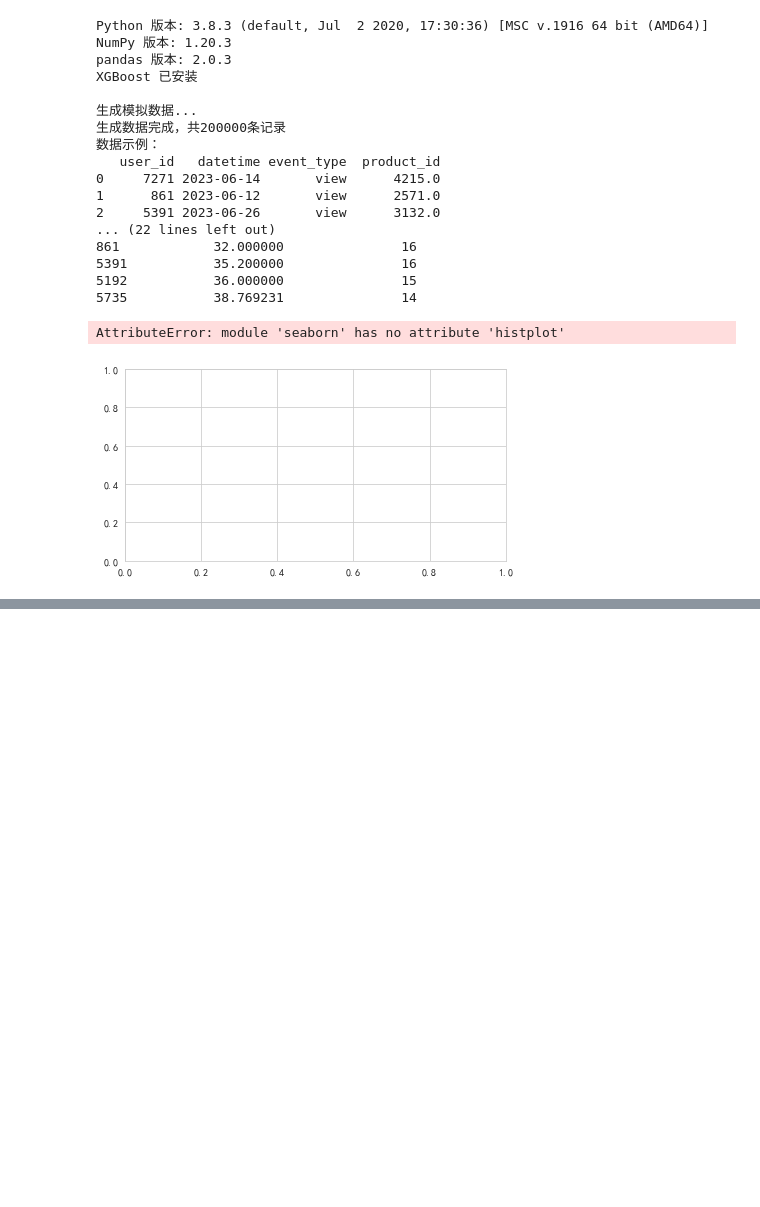
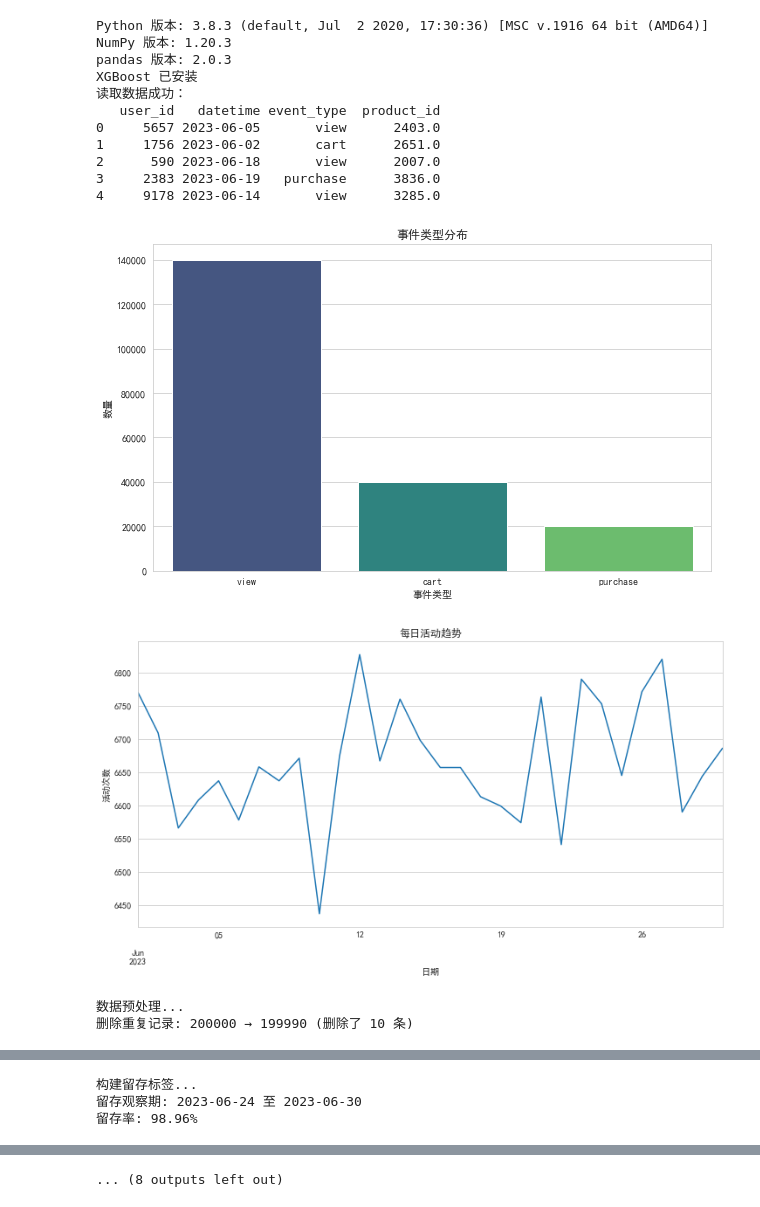
Before and after one commit to fancyyyfff/user-analyse-github, a Jupyter notebook: 完整的python代码.ipynb, the cells around one changed output, grey strips where cells are left out. Cells and saved outputs as stored; diff of their text form; code cells hidden in the pictures; blank space fills up the shorter version.

```diff
--- a/完整的python代码.ipynb
+++ b/完整的python代码.ipynb
@@ -40,37 +40,11 @@ except ImportError:
 # 忽略警告
 warnings.filterwarnings('ignore')
 
-# 设置随机种子保证可复现性
-np.random.seed(42)
+# 2. 从 CSV 读取数据
+df = pd.read_csv('ecommerce_data.csv', parse_dates=['datetime'])
+print("读取数据成功：")
+print(df.head())
 
-# ======================
-# 1. 模拟数据生成
-# ======================
-print("\n生成模拟数据...")
-n_users = 10000
-n_records = 200000
-
-# 生成用户ID
-user_ids = np.random.randint(1, n_users + 1, n_records)
-
-# 生成行为时间（最近30天内）
-base_date = datetime(2023, 6, 1)
-event_dates = [base_date + timedelta(days=np.random.randint(0, 30))
-               for _ in range(n_records)]
-
-# 创建DataFrame
-df = pd.DataFrame({
-    'user_id': user_ids,
-    'datetime': event_dates,
-    'event_type': np.random.choice(['view', 'cart', 'purchase'], n_records, p=[0.7, 0.2, 0.1]),
-    'product_id': np.random.randint(1000, 5000, n_records)
-})
-
-# 添加少量缺失值（模拟真实数据）
-df.loc[np.random.choice(df.index, size=500, replace=False), 'product_id'] = np.nan
-print(f"生成数据完成，共{len(df)}条记录")
-print("数据示例：")
-print(df.head())
 
 # 可视化1: 事件类型分布
 plt.figure(figsize=(10, 6))
@@ -80,6 +54,7 @@ plt.title('事件类型分布')
 plt.xlabel('事件类型')
 plt.ylabel('数量')
 plt.savefig('visualizations/event_type_distribution.png', bbox_inches='tight')
+plt.show()
 plt.close()
 
 # 可视化2: 每日活动趋势
@@ -90,6 +65,7 @@ plt.title('每日活动趋势')
 plt.xlabel('日期')
 plt.ylabel('活动次数')
 plt.savefig('visualizations/daily_activity_trend.png', bbox_inches='tight')
+plt.show()
 plt.close()
 
 # ======================
@@ -110,6 +86,7 @@ plt.figure(figsize=(10, 6))
 sns.heatmap(df.isnull(), cbar=False, cmap='viridis')
 plt.title('缺失值分布热力图')
 plt.savefig('visualizations/missing_values_heatmap.png', bbox_inches='tight')
+plt.show()
 plt.close()
 
 # ======================
@@ -184,6 +161,7 @@ for i, feature in enumerate(features_to_plot, 1):
 
 plt.tight_layout()
 plt.savefig('visualizations/feature_distributions.png', bbox_inches='tight')
+plt.show()
 plt.close()
 
 # 可视化5: 特征箱线图
@@ -195,6 +173,7 @@ for i, feature in enumerate(features_to_plot, 1):
 
 plt.tight_layout()
 plt.savefig('visualizations/feature_boxplots.png', bbox_inches='tight')
+plt.show()
 plt.close()
 
 # ======================
@@ -223,6 +202,7 @@ plt.pie(retention_counts, labels=['未留存', '留存'], autopct='%1.1f%%',
         colors=['#ff9999','#66b3ff'], startangle=90)
 plt.title('7天留存率分布')
 plt.savefig('visualizations/retention_distribution.png', bbox_inches='tight')
+plt.show()
 plt.close()
 
 # 可视化7: 留存用户与非留存用户特征对比
@@ -235,6 +215,7 @@ for i, feature in enumerate(features_to_plot, 1):
 
 plt.tight_layout()
 plt.savefig('visualizations/retention_feature_comparison.png', bbox_inches='tight')
+plt.show()
 plt.close()
 
 # ======================
@@ -343,6 +324,7 @@ for i, metric in enumerate(metrics, 1):
 
 plt.tight_layout()
 plt.savefig('visualizations/model_performance_comparison.png', bbox_inches='tight')
+plt.show()
 plt.close()
 
 # ======================
@@ -358,44 +340,42 @@ if "Random Forest" in models:
 
     # 可视化9: 特征重要性
     plt.figure(figsize=(10, 6))
     sns.barplot(x=sorted_importances.values, y=sorted_importances.index, palette='viridis')
     plt.title('随机森林特征重要性')
     plt.xlabel('重要性分数')
     plt.ylabel('特征')
     plt.savefig('visualizations/feature_importance.png', bbox_inches='tight')
+    plt.show()
     plt.close()
 else:
     print("随机森林模型不可用，跳过特征重要性分析")
 
 # 可视化10: 特征相关性热力图
 plt.figure(figsize=(12, 8))
 corr_matrix = feature_data.corr()
 sns.heatmap(corr_matrix, annot=True, fmt=".2f", cmap='coolwarm',
             vmin=-1, vmax=1, linewidths=0.5, cbar_kws={"shrink": 0.8})
 plt.title('特征相关性热力图')
 plt.savefig('visualizations/feature_correlation.png', bbox_inches='tight')
+plt.show()
 plt.close()
 
 # 保存结果
 results_df.to_csv('model_results.csv', index=False)
 print("\n分析完成！所有图表已保存到 visualizations/ 目录")
 # %% [output]
 Python 版本: 3.8.3 (default, Jul  2 2020, 17:30:36) [MSC v.1916 64 bit (AMD64)]
 NumPy 版本: 1.20.3
 pandas 版本: 2.0.3
 XGBoost 已安装
-
-生成模拟数据...
-生成数据完成，共200000条记录
-数据示例：
+读取数据成功：
    user_id   datetime event_type  product_id
-0     7271 2023-06-14       view      4215.0
-1      861 2023-06-12       view      2571.0
-2     5391 2023-06-26       view      3132.0
-... (22 lines left out)
-861            32.000000               16
-5391           35.200000               16
-5192           36.000000               15
-5735           38.769231               14
+0     5657 2023-06-05       view      2403.0
+1     1756 2023-06-02       cart      2651.0
+2      590 2023-06-18       view      2007.0
+3     2383 2023-06-19   purchase      3836.0
+4     9178 2023-06-14       view      3285.0
+[figure, new version]
+[figure, added]
-AttributeError: module 'seaborn' has no attribute 'histplot'
+数据预处理...
+删除重复记录: 200000 → 199990 (删除了 10 条)
-[figure, old version]
@@ -401,0 +405,3 @@ AttributeError: module 'seaborn' has no attribute 'histplot'
+构建留存标签...
+留存观察期: 2023-06-24 至 2023-06-30
+留存率: 98.96%
@@ -401,0 +430 @@ AttributeError: module 'seaborn' has no attribute 'histplot'
+... (8 outputs left out)
```
Also changed, not shown: parts of 1 cell of this notebook.
